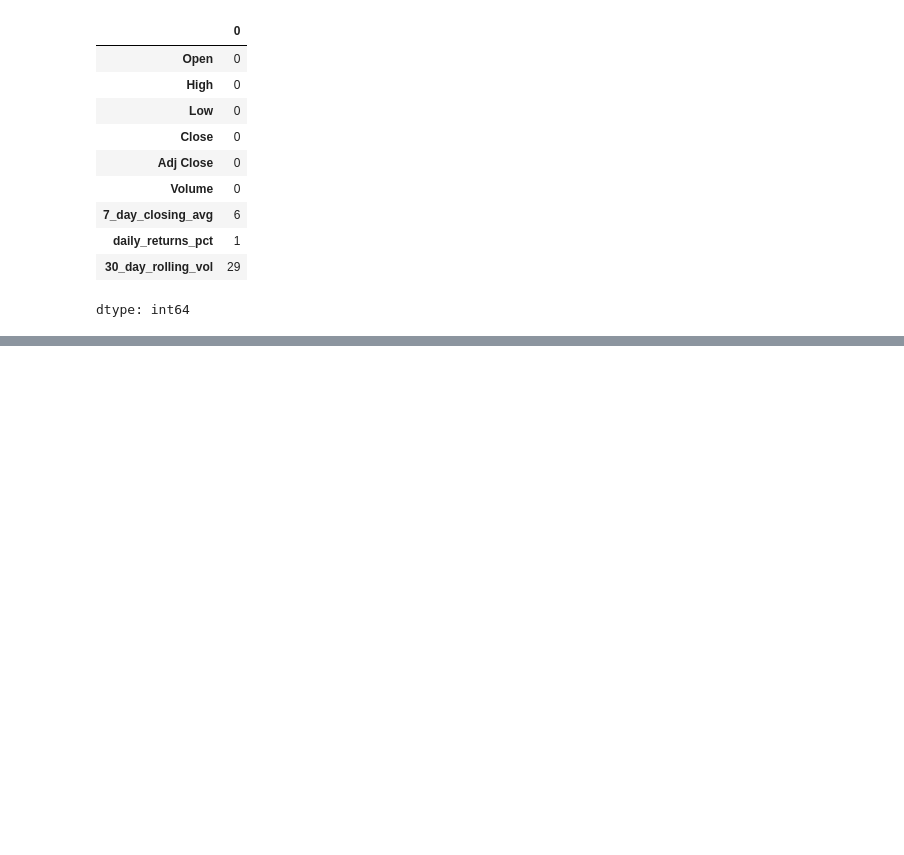
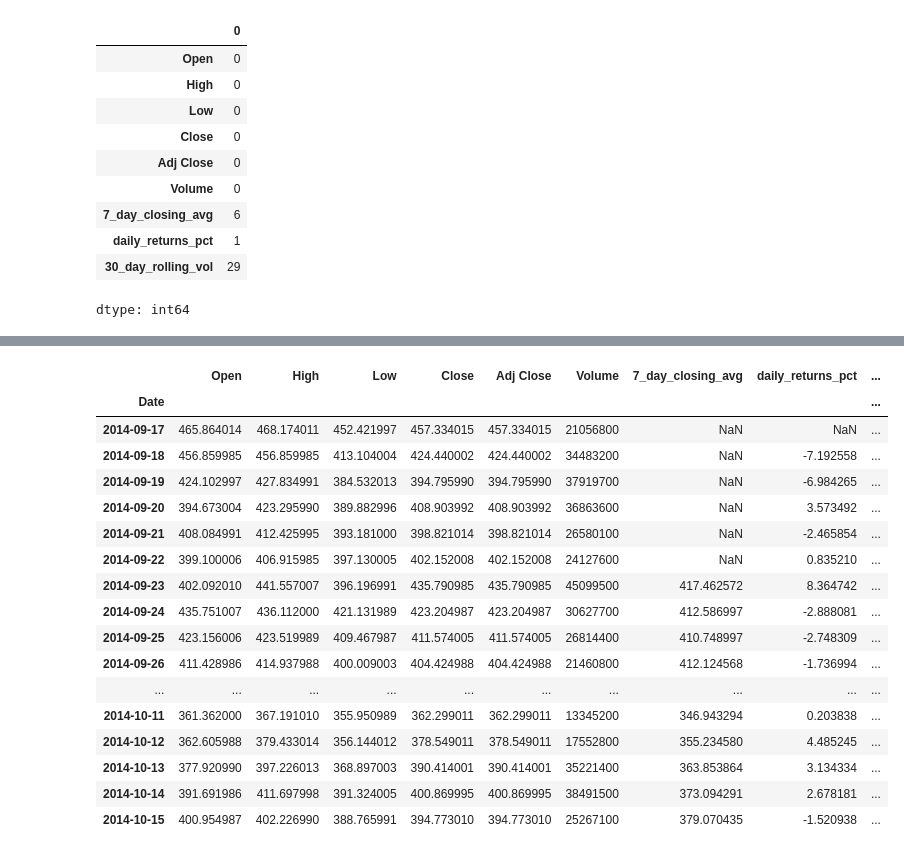
Before and after one commit to fwu27/Test, a Jupyter notebook: bitcoin_prices.ipynb, the cells around one changed output, grey strips where cells are left out. Saved outputs shown, nothing was run; the diff lists cells and outputs as text; code cells hidden in the pictures; blank space fills up the shorter version.

```diff
--- a/bitcoin_prices.ipynb
+++ b/bitcoin_prices.ipynb
@@ -86,0 +101,21 @@ dtype: int64
+# %%
+df[df['30_day_rolling_vol'].isnull()]
+# %% [output]
+|  | Open | High | Low | Close | Adj Close | Volume | 7_day_closing_avg | daily_returns_pct | ... |
+| Date |  |  |  |  |  |  |  |  | ... |
+| 2014-09-17 | 465.864014 | 468.174011 | 452.421997 | 457.334015 | 457.334015 | 21056800 | NaN | NaN | ... |
+| 2014-09-18 | 456.859985 | 456.859985 | 413.104004 | 424.440002 | 424.440002 | 34483200 | NaN | -7.192558 | ... |
+| 2014-09-19 | 424.102997 | 427.834991 | 384.532013 | 394.795990 | 394.795990 | 37919700 | NaN | -6.984265 | ... |
+| 2014-09-20 | 394.673004 | 423.295990 | 389.882996 | 408.903992 | 408.903992 | 36863600 | NaN | 3.573492 | ... |
+| 2014-09-21 | 408.084991 | 412.425995 | 393.181000 | 398.821014 | 398.821014 | 26580100 | NaN | -2.465854 | ... |
+| 2014-09-22 | 399.100006 | 406.915985 | 397.130005 | 402.152008 | 402.152008 | 24127600 | NaN | 0.835210 | ... |
+| 2014-09-23 | 402.092010 | 441.557007 | 396.196991 | 435.790985 | 435.790985 | 45099500 | 417.462572 | 8.364742 | ... |
+| 2014-09-24 | 435.751007 | 436.112000 | 421.131989 | 423.204987 | 423.204987 | 30627700 | 412.586997 | -2.888081 | ... |
+| 2014-09-25 | 423.156006 | 423.519989 | 409.467987 | 411.574005 | 411.574005 | 26814400 | 410.748997 | -2.748309 | ... |
+| 2014-09-26 | 411.428986 | 414.937988 | 400.009003 | 404.424988 | 404.424988 | 21460800 | 412.124568 | -1.736994 | ... |
+| ... | ... | ... | ... | ... | ... | ... | ... | ... | ... |
+| 2014-10-11 | 361.362000 | 367.191010 | 355.950989 | 362.299011 | 362.299011 | 13345200 | 346.943294 | 0.203838 | ... |
+| 2014-10-12 | 362.605988 | 379.433014 | 356.144012 | 378.549011 | 378.549011 | 17552800 | 355.234580 | 4.485245 | ... |
+| 2014-10-13 | 377.920990 | 397.226013 | 368.897003 | 390.414001 | 390.414001 | 35221400 | 363.853864 | 3.134334 | ... |
+| 2014-10-14 | 391.691986 | 411.697998 | 391.324005 | 400.869995 | 400.869995 | 38491500 | 373.094291 | 2.678181 | ... |
+| 2014-10-15 | 400.954987 | 402.226990 | 388.765991 | 394.773010 | 394.773010 | 25267100 | 379.070435 | -1.520938 | ... |
```
Also changed, not shown: parts of 5 cells of this notebook.
